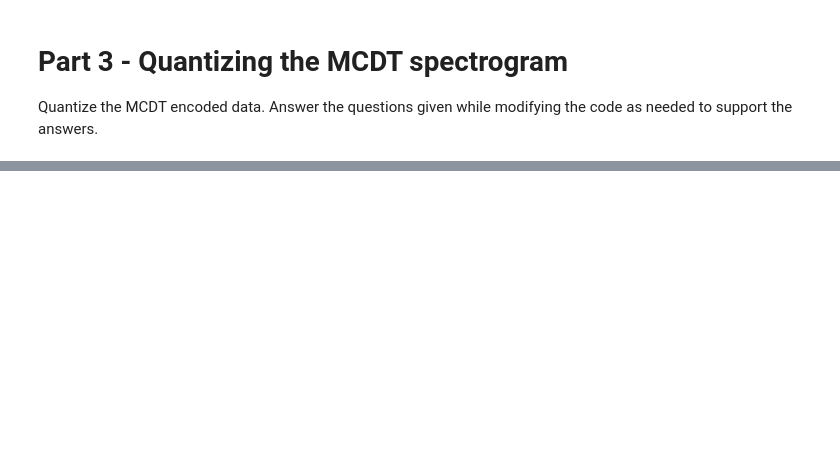
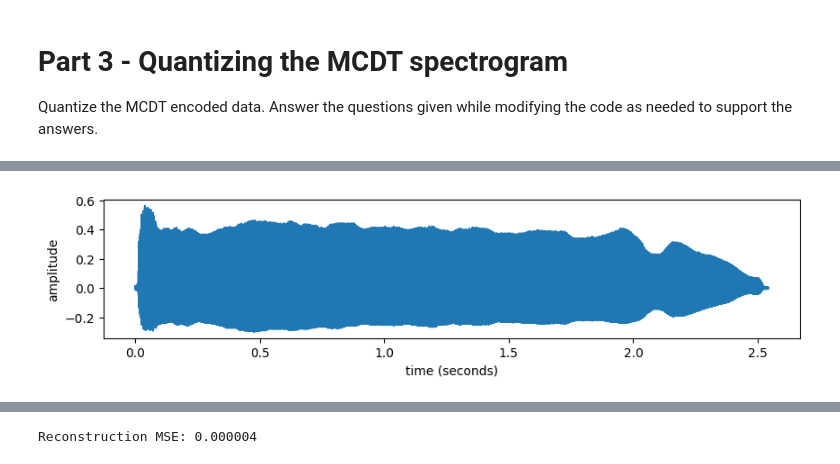
Before and after one commit to GeorginaHostench/audio-coding-materials, a Jupyter notebook: labs/Lab4-Transform-coding.ipynb, the cells around one changed output, grey strips where cells are left out. Cells and saved outputs as stored; diff of their text form; code cells hidden in the pictures; blank space fills up the shorter version.

```diff
--- a/labs/Lab4-Transform-coding.ipynb
+++ b/labs/Lab4-Transform-coding.ipynb
@@ -344,0 +401,25 @@ Reconstruction MSE: 0.046411
+# %%
+
+
+Xf = compute_mcdt(x, N, fs)
+
+# Quantize the MDCT coefficients one band at a time
+#quantized_Xf = quantize_subbands(Xf, 7)
+
+# Quantize the MDCT coefficients all together
+# quantized_Xf = quantize_signal(Xf, 7)
+
+# Reconstruct the time-domain signal from the MDCT coefficients
+x_reconstructed = compute_inverse_mcdt(quantized_Xf, N)
+
+# Quantize the original signal
+x_reconstructed = quantize_signal(x, 7)
+
+# Plot the original and reconstructed signals
+display_sound(x_reconstructed, fs)
+
+# Evaluate the Reconstruction Quality
+mse = np.mean((x[:len(x_reconstructed)] - x_reconstructed)**2)
+print(f"Reconstruction MSE: {mse:.6f}")
+# %% [output]
+[figure, added]
@@ -345,3 +427,4 @@ Reconstruction MSE: 0.046411
+Reconstruction MSE: 0.000004
 # %% [markdown]
 **Questions:**
 
```
Also changed, not shown: parts of 6 cells of this notebook.
